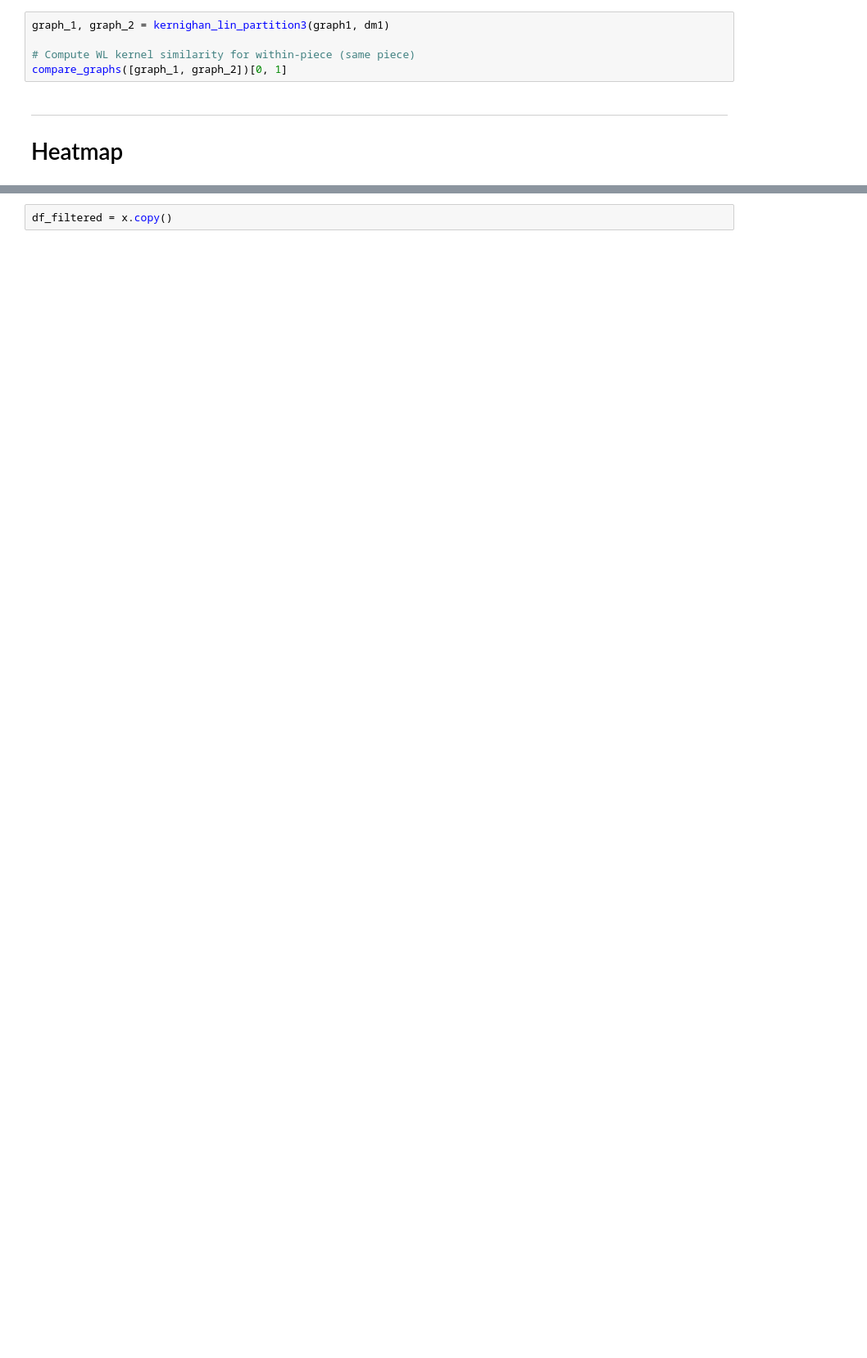
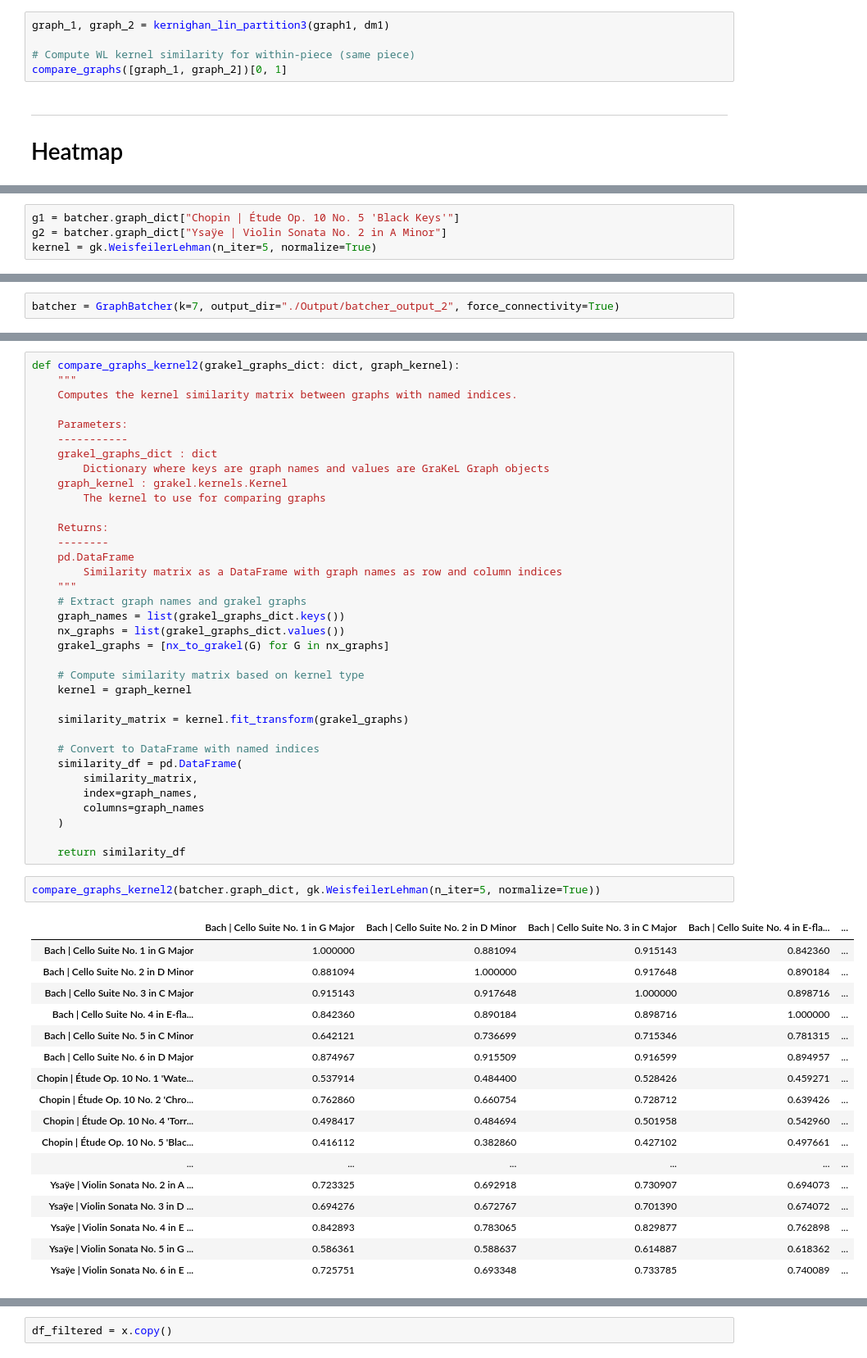
Before and after one commit to 5i5ousPlay/thesisv3, a Jupyter notebook: classism.ipynb, the cells around one changed output, grey strips where cells are left out. Shown at 82% size. Drawn from its saved outputs; the diff is of its cells as text; blank space fills up the shorter version.

```diff
--- a/classism.ipynb
+++ b/classism.ipynb
@@ -300,0 +374,4 @@ batcher = GraphBatcher(k=8)
+# %%
+g1 = batcher.graph_dict["Chopin | Étude Op. 10 No. 5 'Black Keys'"]
+g2 = batcher.graph_dict["Ysaÿe | Violin Sonata No. 2 in A Minor"]
+kernel = gk.WeisfeilerLehman(n_iter=5, normalize=True)
@@ -300,0 +465,2 @@ batcher = GraphBatcher(k=8)
+# %%
+batcher = GraphBatcher(k=7, output_dir="./Output/batcher_output_2", force_connectivity=True)
@@ -300,0 +471,55 @@ batcher = GraphBatcher(k=8)
+# %%
+def compare_graphs_kernel2(grakel_graphs_dict: dict, graph_kernel):
+    """
+    Computes the kernel similarity matrix between graphs with named indices.
+
+    Parameters:
+    -----------
+    grakel_graphs_dict : dict
+        Dictionary where keys are graph names and values are GraKeL Graph objects
+    graph_kernel : grakel.kernels.Kernel
+        The kernel to use for comparing graphs
+
+    Returns:
+    --------
+    pd.DataFrame
+        Similarity matrix as a DataFrame with graph names as row and column indices
+    """
+    # Extract graph names and grakel graphs
+    graph_names = list(grakel_graphs_dict.keys())
+    nx_graphs = list(grakel_graphs_dict.values())
+    grakel_graphs = [nx_to_grakel(G) for G in nx_graphs]
+
+    # Compute similarity matrix based on kernel type
+    kernel = graph_kernel
+
+    similarity_matrix = kernel.fit_transform(grakel_graphs)
+
+    # Convert to DataFrame with named indices
+    similarity_df = pd.DataFrame(
+        similarity_matrix,
+        index=graph_names,
+        columns=graph_names
+    )
+
+    return similarity_df
+# %%
+compare_graphs_kernel2(batcher.graph_dict, gk.WeisfeilerLehman(n_iter=5, normalize=True))
+# %% [output]
+|  | Bach | Cello Suite No. 1 in G Major | Bach | Cello Suite No. 2 in D Minor | Bach | Cello Suite No. 3 in C Major | Bach | Cello Suite No. 4 in E-fla... | ... |
+| Bach | Cello Suite No. 1 in G Major | 1.000000 | 0.881094 | 0.915143 | 0.842360 | ... |
+| Bach | Cello Suite No. 2 in D Minor | 0.881094 | 1.000000 | 0.917648 | 0.890184 | ... |
+| Bach | Cello Suite No. 3 in C Major | 0.915143 | 0.917648 | 1.000000 | 0.898716 | ... |
+| Bach | Cello Suite No. 4 in E-fla... | 0.842360 | 0.890184 | 0.898716 | 1.000000 | ... |
+| Bach | Cello Suite No. 5 in C Minor | 0.642121 | 0.736699 | 0.715346 | 0.781315 | ... |
+| Bach | Cello Suite No. 6 in D Major | 0.874967 | 0.915509 | 0.916599 | 0.894957 | ... |
+| Chopin | Étude Op. 10 No. 1 'Wate... | 0.537914 | 0.484400 | 0.528426 | 0.459271 | ... |
+| Chopin | Étude Op. 10 No. 2 'Chro... | 0.762860 | 0.660754 | 0.728712 | 0.639426 | ... |
+| Chopin | Étude Op. 10 No. 4 'Torr... | 0.498417 | 0.484694 | 0.501958 | 0.542960 | ... |
+| Chopin | Étude Op. 10 No. 5 'Blac... | 0.416112 | 0.382860 | 0.427102 | 0.497661 | ... |
+| ... | ... | ... | ... | ... | ... |
+| Ysaÿe | Violin Sonata No. 2 in A ... | 0.723325 | 0.692918 | 0.730907 | 0.694073 | ... |
+| Ysaÿe | Violin Sonata No. 3 in D ... | 0.694276 | 0.672767 | 0.701390 | 0.674072 | ... |
+| Ysaÿe | Violin Sonata No. 4 in E ... | 0.842893 | 0.783065 | 0.829877 | 0.762898 | ... |
+| Ysaÿe | Violin Sonata No. 5 in G ... | 0.586361 | 0.588637 | 0.614887 | 0.618362 | ... |
+| Ysaÿe | Violin Sonata No. 6 in E ... | 0.725751 | 0.693348 | 0.733785 | 0.740089 | ... |
```
Also changed, not shown: parts of 23 cells of this notebook, 4 other files.
